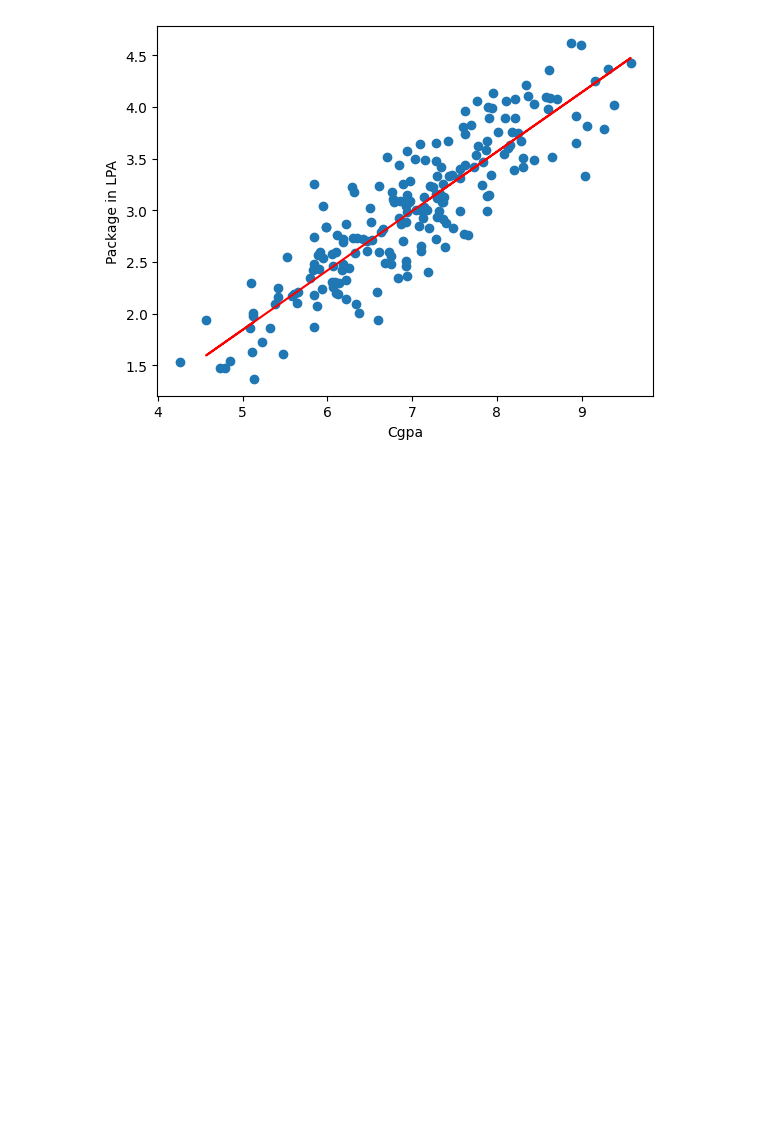
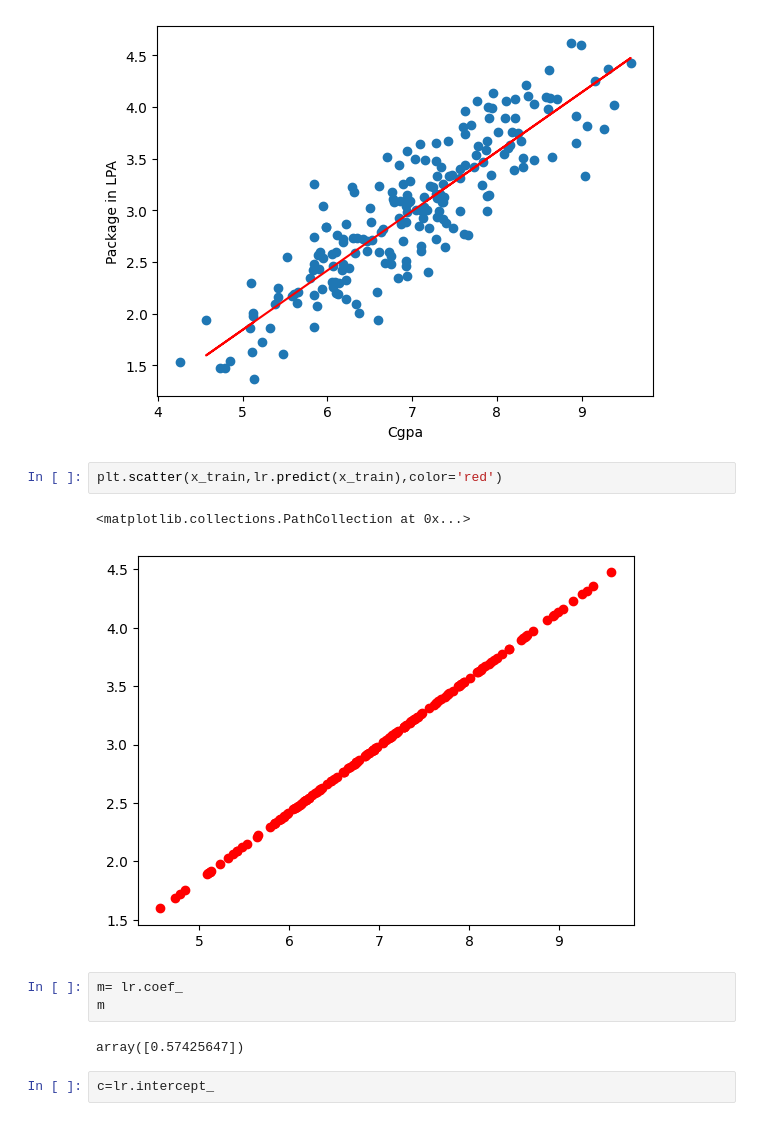
Before and after one commit to DeepSalman/Machine_Learning, a Jupyter notebook: Linear_Regression/linreg.ipynb, the cells around one changed output. Saved outputs shown, nothing was run; the diff lists cells and outputs as text; blank space fills up the shorter version.

```diff
--- a/Linear_Regression/linreg.ipynb
+++ b/Linear_Regression/linreg.ipynb
@@ -116,3 +116,15 @@ plt.ylabel('Package in LPA')
 # %% [output]
 Text(0, 0.5, 'Package in LPA')
 [figure]
+# %%
+plt.scatter(x_train,lr.predict(x_train),color='red')
+# %% [output]
+<matplotlib.collections.PathCollection at 0x...>
+[figure, added]
+# %%
+m= lr.coef_
+m
+# %% [output]
+array([0.57425647])
+# %%
+c=lr.intercept_
```
Also changed, not shown: parts of 1 cell of this notebook, 1 other file.
